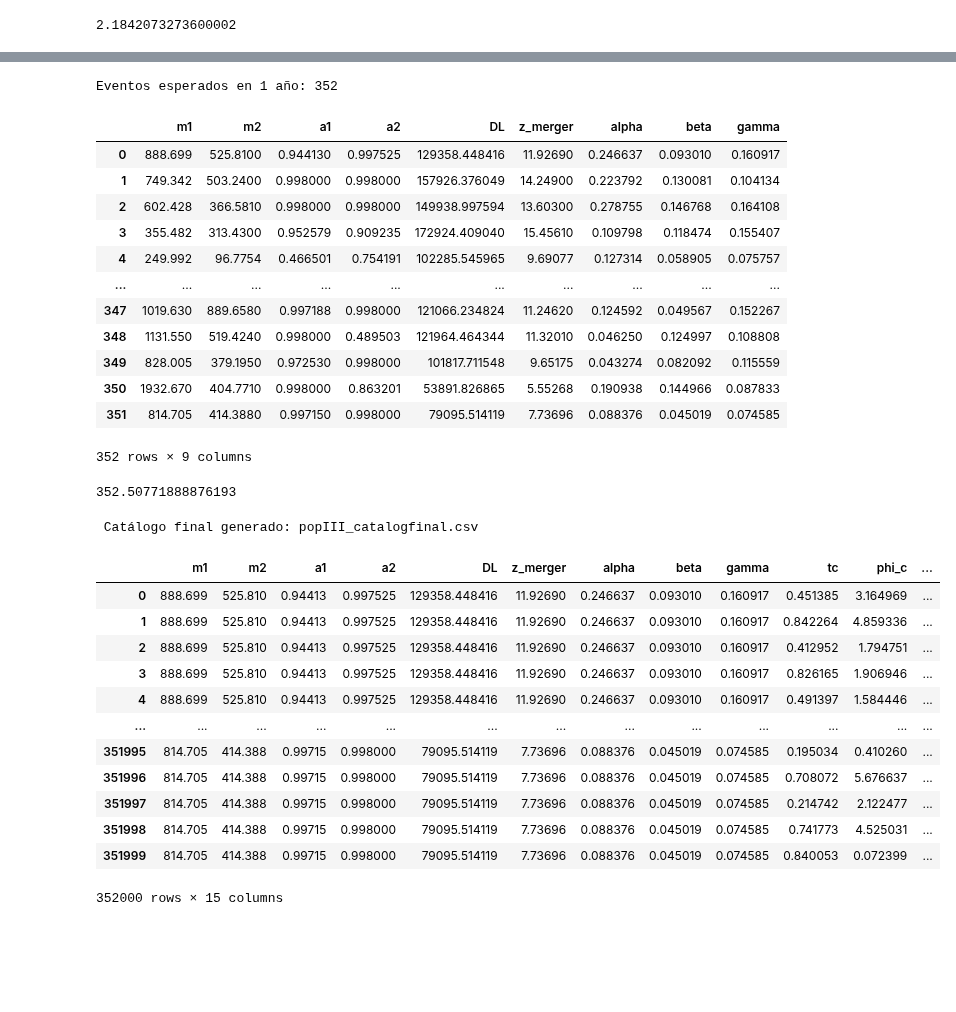
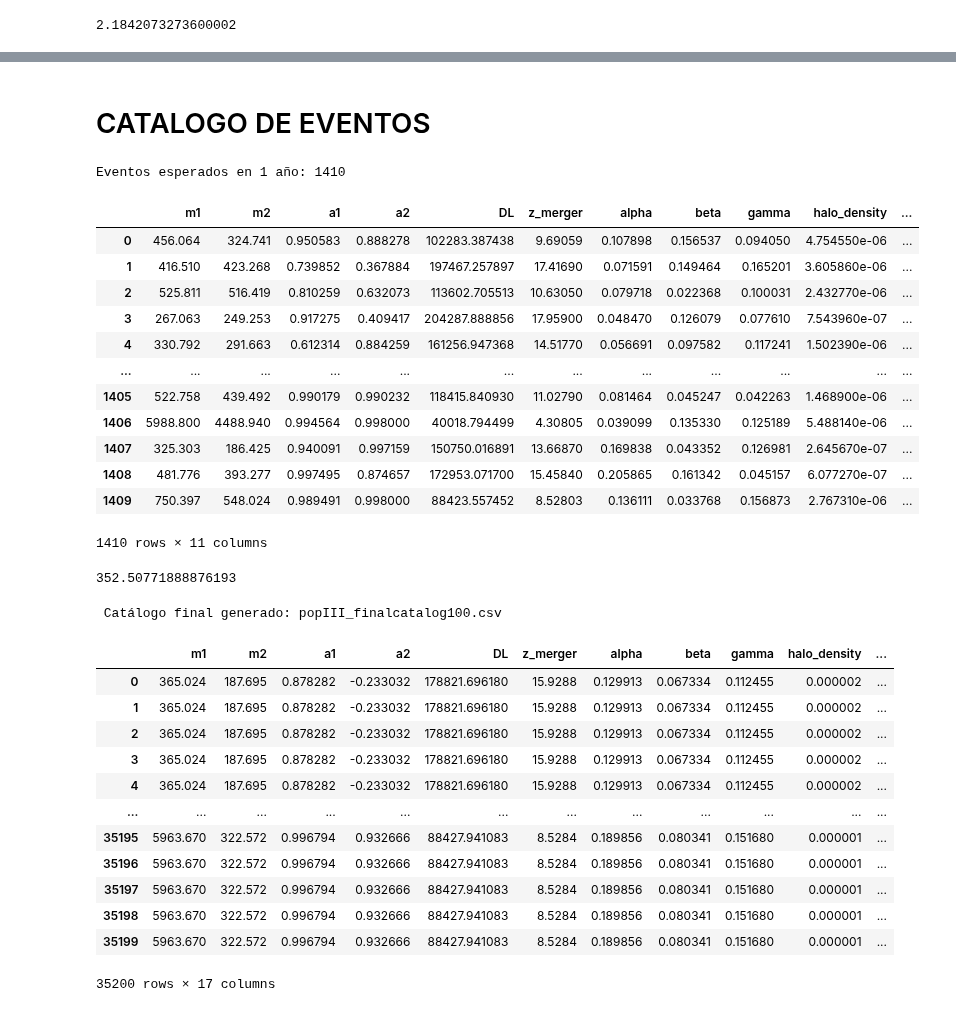
Before and after one commit to juangutimuni/Stronglensing-LISA, a Jupyter notebook: MergerRate2.ipynb, the cells around one changed output, grey strips where cells are left out. Drawn from its saved outputs; the diff is of its cells as text; code cells hidden in the pictures; blank space fills up the shorter version.

```diff
--- a/MergerRate2.ipynb
+++ b/MergerRate2.ipynb
@@ -310,8 +233,10 @@ plt.show()
+# %% [markdown]
+# CATALOGO DE EVENTOS
 # %%
 import pandas as pd
 import numpy as np
 
-time_factor = 3600 * 24 * 365
+time_factor = 3600 * 24 * 365 *4
 
 data["event_probability"] = data["d2N_dzdt"] * time_factor
 
@@ -322,62 +247,62 @@ expected_events = int(data["event_probability"].sum())
 print(f"Eventos esperados en 1 año: {expected_events}")
 
 sampled_events = data.sample(n=expected_events, weights=probabilities, replace=True)
-selected_columns = ["m1", "m2", "a1", "a2","DL", "z_merger", "alpha", "beta", "gamma"]
+selected_columns = ["m1", "m2", "a1", "a2","DL", "z_merger", "alpha", "beta", "gamma", "halo_density","d2N_dzdt"]
 sampled_events = sampled_events[selected_columns]
 
-sampled_events.to_csv("popIII_catalog.csv", index=False)
+sampled_events.to_csv("popIII/popIII_catalog.csv", index=False)
 # %% [output]
-Eventos esperados en 1 año: 352
+Eventos esperados en 1 año: 1410
 # %%
-pd.read_csv('popIII_catalog.csv')
+pd.read_csv('popIII/popIII_catalog.csv')
 # %% [output]
-|  | m1 | m2 | a1 | a2 | DL | z_merger | alpha | beta | gamma |
-| 0 | 888.699 | 525.8100 | 0.944130 | 0.997525 | 129358.448416 | 11.92690 | 0.246637 | 0.093010 | 0.160917 |
-| 1 | 749.342 | 503.2400 | 0.998000 | 0.998000 | 157926.376049 | 14.24900 | 0.223792 | 0.130081 | 0.104134 |
-| 2 | 602.428 | 366.5810 | 0.998000 | 0.998000 | 149938.997594 | 13.60300 | 0.278755 | 0.146768 | 0.164108 |
-| 3 | 355.482 | 313.4300 | 0.952579 | 0.909235 | 172924.409040 | 15.45610 | 0.109798 | 0.118474 | 0.155407 |
-| 4 | 249.992 | 96.7754 | 0.466501 | 0.754191 | 102285.545965 | 9.69077 | 0.127314 | 0.058905 | 0.075757 |
-| ... | ... | ... | ... | ... | ... | ... | ... | ... | ... |
-| 347 | 1019.630 | 889.6580 | 0.997188 | 0.998000 | 121066.234824 | 11.24620 | 0.124592 | 0.049567 | 0.152267 |
-| 348 | 1131.550 | 519.4240 | 0.998000 | 0.489503 | 121964.464344 | 11.32010 | 0.046250 | 0.124997 | 0.108808 |
-| 349 | 828.005 | 379.1950 | 0.972530 | 0.998000 | 101817.711548 | 9.65175 | 0.043274 | 0.082092 | 0.115559 |
-| 350 | 1932.670 | 404.7710 | 0.998000 | 0.863201 | 53891.826865 | 5.55268 | 0.190938 | 0.144966 | 0.087833 |
-| 351 | 814.705 | 414.3880 | 0.997150 | 0.998000 | 79095.514119 | 7.73696 | 0.088376 | 0.045019 | 0.074585 |
+|  | m1 | m2 | a1 | a2 | DL | z_merger | alpha | beta | gamma | halo_density | ... |
+| 0 | 456.064 | 324.741 | 0.950583 | 0.888278 | 102283.387438 | 9.69059 | 0.107898 | 0.156537 | 0.094050 | 4.754550e-06 | ... |
+| 1 | 416.510 | 423.268 | 0.739852 | 0.367884 | 197467.257897 | 17.41690 | 0.071591 | 0.149464 | 0.165201 | 3.605860e-06 | ... |
+| 2 | 525.811 | 516.419 | 0.810259 | 0.632073 | 113602.705513 | 10.63050 | 0.079718 | 0.022368 | 0.100031 | 2.432770e-06 | ... |
+| 3 | 267.063 | 249.253 | 0.917275 | 0.409417 | 204287.888856 | 17.95900 | 0.048470 | 0.126079 | 0.077610 | 7.543960e-07 | ... |
+| 4 | 330.792 | 291.663 | 0.612314 | 0.884259 | 161256.947368 | 14.51770 | 0.056691 | 0.097582 | 0.117241 | 1.502390e-06 | ... |
+| ... | ... | ... | ... | ... | ... | ... | ... | ... | ... | ... | ... |
+| 1405 | 522.758 | 439.492 | 0.990179 | 0.990232 | 118415.840930 | 11.02790 | 0.081464 | 0.045247 | 0.042263 | 1.468900e-06 | ... |
+| 1406 | 5988.800 | 4488.940 | 0.994564 | 0.998000 | 40018.794499 | 4.30805 | 0.039099 | 0.135330 | 0.125189 | 5.488140e-06 | ... |
+| 1407 | 325.303 | 186.425 | 0.940091 | 0.997159 | 150750.016891 | 13.66870 | 0.169838 | 0.043352 | 0.126981 | 2.645670e-07 | ... |
+| 1408 | 481.776 | 393.277 | 0.997495 | 0.874657 | 172953.071700 | 15.45840 | 0.205865 | 0.161342 | 0.045157 | 6.077270e-07 | ... |
+| 1409 | 750.397 | 548.024 | 0.989491 | 0.998000 | 88423.557452 | 8.52803 | 0.136111 | 0.033768 | 0.156873 | 2.767310e-06 | ... |
-352 rows × 9 columns
+1410 rows × 11 columns
 # %%
 data["event_probability"].sum()
 # %% [output]
 352.50771888876193
 # %%
-parametros = pd.read_csv("parametrosgeneradosN1000.csv")
+parametros = pd.read_csv("parametrosgeneradosN100.csv")
 
 n_eventos = len(sampled_events)
 
-sampled_events_expanded = pd.DataFrame(np.repeat(sampled_events.values, 1000, axis=0), columns=sampled_events.columns)
+sampled_events_expanded = pd.DataFrame(np.repeat(sampled_events.values, 100, axis=0), columns=sampled_events.columns)
 parametros_expanded = pd.concat([parametros] * n_eventos, ignore_index=True)
 
 if len(sampled_events_expanded) == len(parametros_expanded):
     final_catalog = pd.concat([sampled_events_expanded.reset_index(drop=True), parametros_expanded], axis=1)
 
-    final_catalog.to_csv("popIII_catalogfinal.csv", index=False)
-    print(" Catálogo final generado: popIII_catalogfinal.csv")
+    final_catalog.to_csv("popIII/popIII_finalcatalog100.csv", index=False)
+    print(" Catálogo final generado: popIII_finalcatalog100.csv")
 else:
     print(f" Error: Tamaños desiguales - Eventos: {len(sampled_events_expanded)}, Parámetros: {len(parametros_expanded)}")
 # %% [output]
- Catálogo final generado: popIII_catalogfinal.csv
+ Catálogo final generado: popIII_finalcatalog100.csv
 # %%
-pd.read_csv('popIII_catalogfinal.csv')
+pd.read_csv('popIII/popIII_finalcatalog100.csv')
 # %% [output]
-|  | m1 | m2 | a1 | a2 | DL | z_merger | alpha | beta | gamma | tc | phi_c | ... |
-| 0 | 888.699 | 525.810 | 0.94413 | 0.997525 | 129358.448416 | 11.92690 | 0.246637 | 0.093010 | 0.160917 | 0.451385 | 3.164969 | ... |
-| 1 | 888.699 | 525.810 | 0.94413 | 0.997525 | 129358.448416 | 11.92690 | 0.246637 | 0.093010 | 0.160917 | 0.842264 | 4.859336 | ... |
-| 2 | 888.699 | 525.810 | 0.94413 | 0.997525 | 129358.448416 | 11.92690 | 0.246637 | 0.093010 | 0.160917 | 0.412952 | 1.794751 | ... |
-| 3 | 888.699 | 525.810 | 0.94413 | 0.997525 | 129358.448416 | 11.92690 | 0.246637 | 0.093010 | 0.160917 | 0.826165 | 1.906946 | ... |
-| 4 | 888.699 | 525.810 | 0.94413 | 0.997525 | 129358.448416 | 11.92690 | 0.246637 | 0.093010 | 0.160917 | 0.491397 | 1.584446 | ... |
-| ... | ... | ... | ... | ... | ... | ... | ... | ... | ... | ... | ... | ... |
-| 351995 | 814.705 | 414.388 | 0.99715 | 0.998000 | 79095.514119 | 7.73696 | 0.088376 | 0.045019 | 0.074585 | 0.195034 | 0.410260 | ... |
-| 351996 | 814.705 | 414.388 | 0.99715 | 0.998000 | 79095.514119 | 7.73696 | 0.088376 | 0.045019 | 0.074585 | 0.708072 | 5.676637 | ... |
-| 351997 | 814.705 | 414.388 | 0.99715 | 0.998000 | 79095.514119 | 7.73696 | 0.088376 | 0.045019 | 0.074585 | 0.214742 | 2.122477 | ... |
-| 351998 | 814.705 | 414.388 | 0.99715 | 0.998000 | 79095.514119 | 7.73696 | 0.088376 | 0.045019 | 0.074585 | 0.741773 | 4.525031 | ... |
-| 351999 | 814.705 | 414.388 | 0.99715 | 0.998000 | 79095.514119 | 7.73696 | 0.088376 | 0.045019 | 0.074585 | 0.840053 | 0.072399 | ... |
+|  | m1 | m2 | a1 | a2 | DL | z_merger | alpha | beta | gamma | halo_density | ... |
+| 0 | 365.024 | 187.695 | 0.878282 | -0.233032 | 178821.696180 | 15.9288 | 0.129913 | 0.067334 | 0.112455 | 0.000002 | ... |
+| 1 | 365.024 | 187.695 | 0.878282 | -0.233032 | 178821.696180 | 15.9288 | 0.129913 | 0.067334 | 0.112455 | 0.000002 | ... |
+| 2 | 365.024 | 187.695 | 0.878282 | -0.233032 | 178821.696180 | 15.9288 | 0.129913 | 0.067334 | 0.112455 | 0.000002 | ... |
+| 3 | 365.024 | 187.695 | 0.878282 | -0.233032 | 178821.696180 | 15.9288 | 0.129913 | 0.067334 | 0.112455 | 0.000002 | ... |
+| 4 | 365.024 | 187.695 | 0.878282 | -0.233032 | 178821.696180 | 15.9288 | 0.129913 | 0.067334 | 0.112455 | 0.000002 | ... |
+| ... | ... | ... | ... | ... | ... | ... | ... | ... | ... | ... | ... |
+| 35195 | 5963.670 | 322.572 | 0.996794 | 0.932666 | 88427.941083 | 8.5284 | 0.189856 | 0.080341 | 0.151680 | 0.000001 | ... |
+| 35196 | 5963.670 | 322.572 | 0.996794 | 0.932666 | 88427.941083 | 8.5284 | 0.189856 | 0.080341 | 0.151680 | 0.000001 | ... |
+| 35197 | 5963.670 | 322.572 | 0.996794 | 0.932666 | 88427.941083 | 8.5284 | 0.189856 | 0.080341 | 0.151680 | 0.000001 | ... |
+| 35198 | 5963.670 | 322.572 | 0.996794 | 0.932666 | 88427.941083 | 8.5284 | 0.189856 | 0.080341 | 0.151680 | 0.000001 | ... |
+| 35199 | 5963.670 | 322.572 | 0.996794 | 0.932666 | 88427.941083 | 8.5284 | 0.189856 | 0.080341 | 0.151680 | 0.000001 | ... |
-352000 rows × 15 columns
+35200 rows × 17 columns
```
Also changed, not shown: parts of 14 cells of this notebook.
